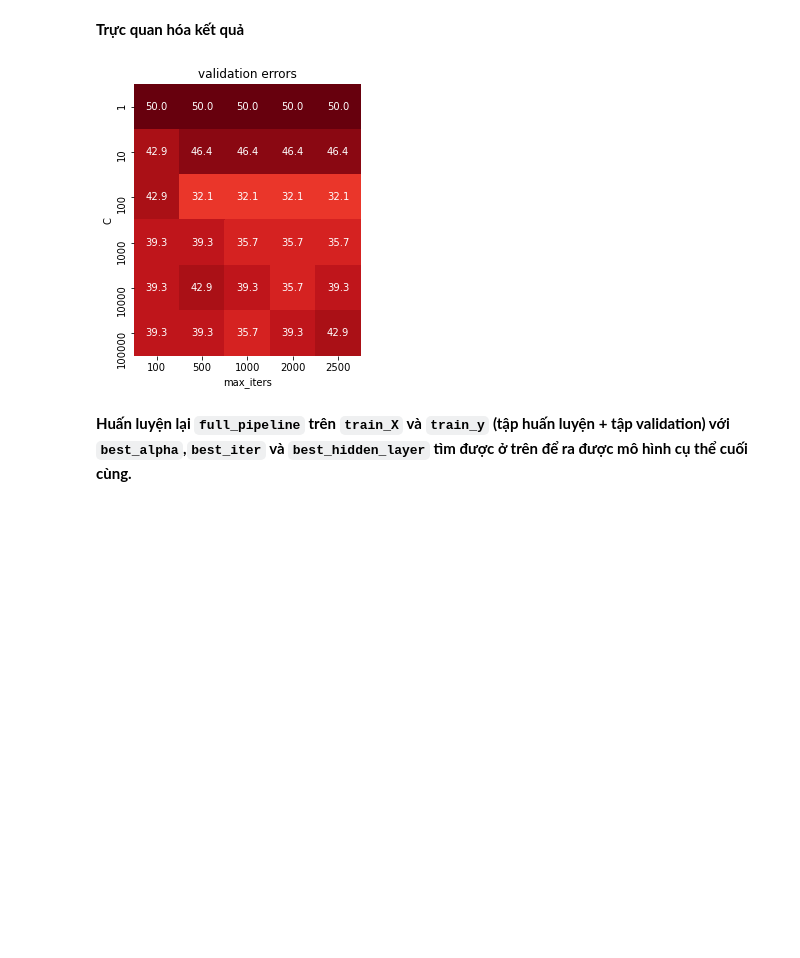
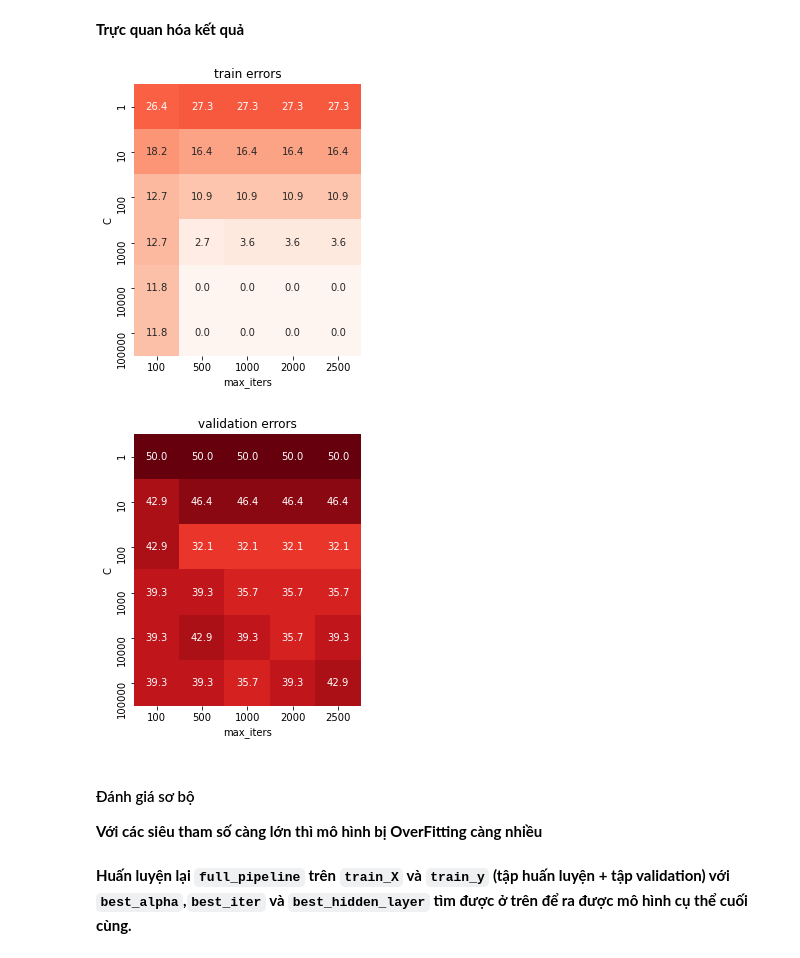
Before and after one commit to TranNgocTinh0810/DS-Final, a Jupyter notebook: Final.ipynb, the cells around one changed output. Saved outputs shown, nothing was run; the diff lists cells and outputs as text; code cells hidden in the pictures; blank space fills up the shorter version.

```diff
--- a/Final.ipynb
+++ b/Final.ipynb
@@ -911,18 +966,31 @@ best_iter : 500
 # %%
 train_errs_df = pd.DataFrame(data=np.array(train_errs).reshape(len(C), -1),
                              index=C, columns=max_iters)
 val_errs_df = pd.DataFrame(data=np.array(val_errs).reshape(len(C), -1),
                            index=C, columns=max_iters)
 min_err = min(min(train_errs), min(val_errs))
 max_err = max(max(train_errs), max(val_errs))
 plt.figure(figsize=(10, 5))
 plt.subplot(1, 2, 1)
 
+sns.heatmap(train_errs_df,vmin=min_err, vmax=max_err, square=True, annot=True,
+            cbar=False, fmt='.1f', cmap='Reds')
+plt.title('train errors'); plt.xlabel('max_iters'); plt.ylabel('C');
+
+min_err = min(min(train_errs), min(val_errs))
+max_err = max(max(train_errs), max(val_errs))
+plt.figure(figsize=(10, 5))
+plt.subplot(1, 2, 1)
+
 sns.heatmap(val_errs_df,vmin=min_err, vmax=max_err, square=True, annot=True,
             cbar=False, fmt='.1f', cmap='Reds')
 plt.title('validation errors'); plt.xlabel('max_iters'); plt.ylabel('C');
 # %% [output]
-[figure, old version]
+[figure, new version]
+[figure, added]
+# %% [markdown]
+#### Đánh giá sơ bộ
+**Với các siêu tham số càng lớn thì mô hình bị OverFitting càng nhiều**
 # %% [markdown]
 **Huấn luyện lại `full_pipeline` trên `train_X` và `train_y` (tập huấn luyện + tập validation) với `best_alpha`,`best_iter` và `best_hidden_layer` tìm được ở trên để ra được mô hình cụ thể cuối cùng.**
 # %%
```
Also changed, not shown: parts of 13 cells of this notebook.
